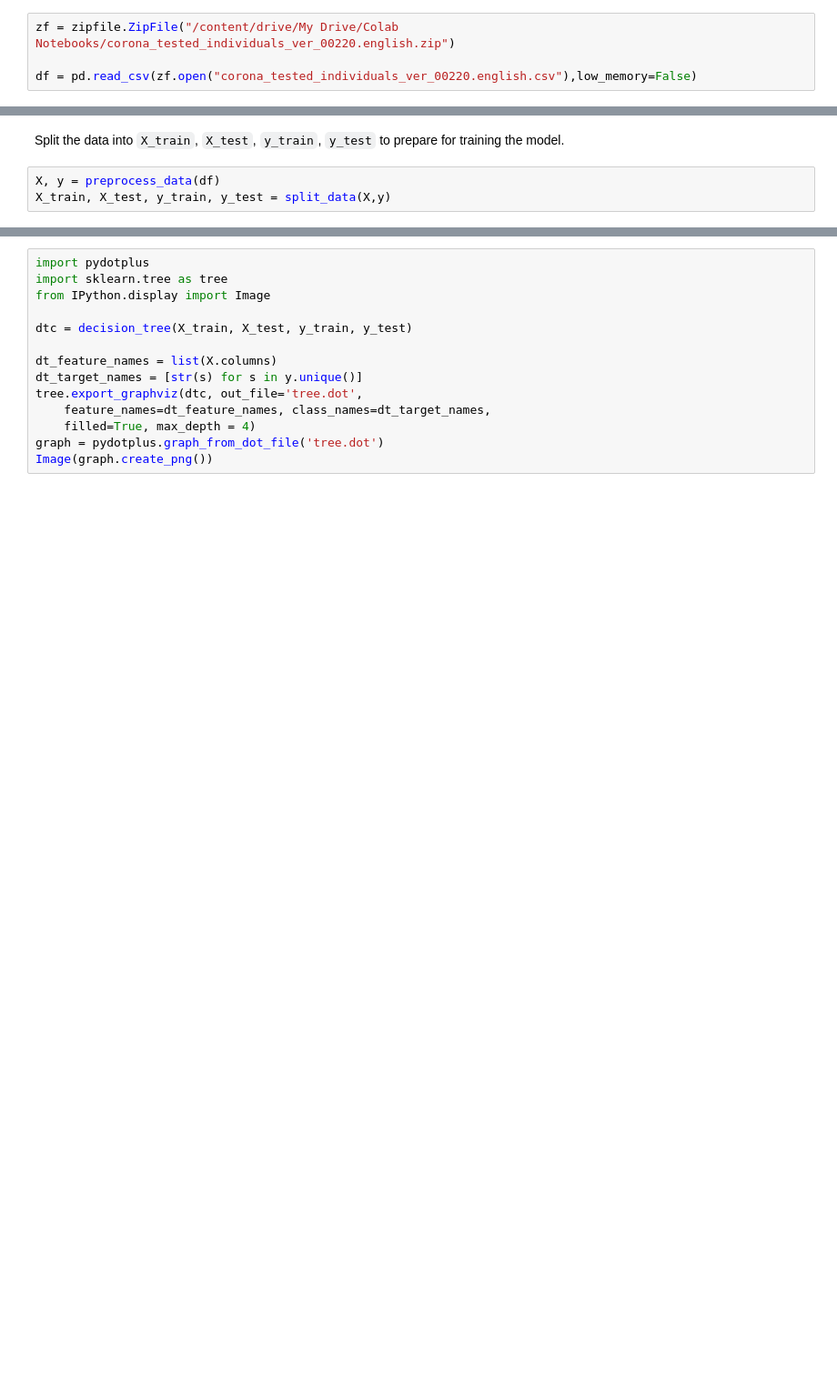
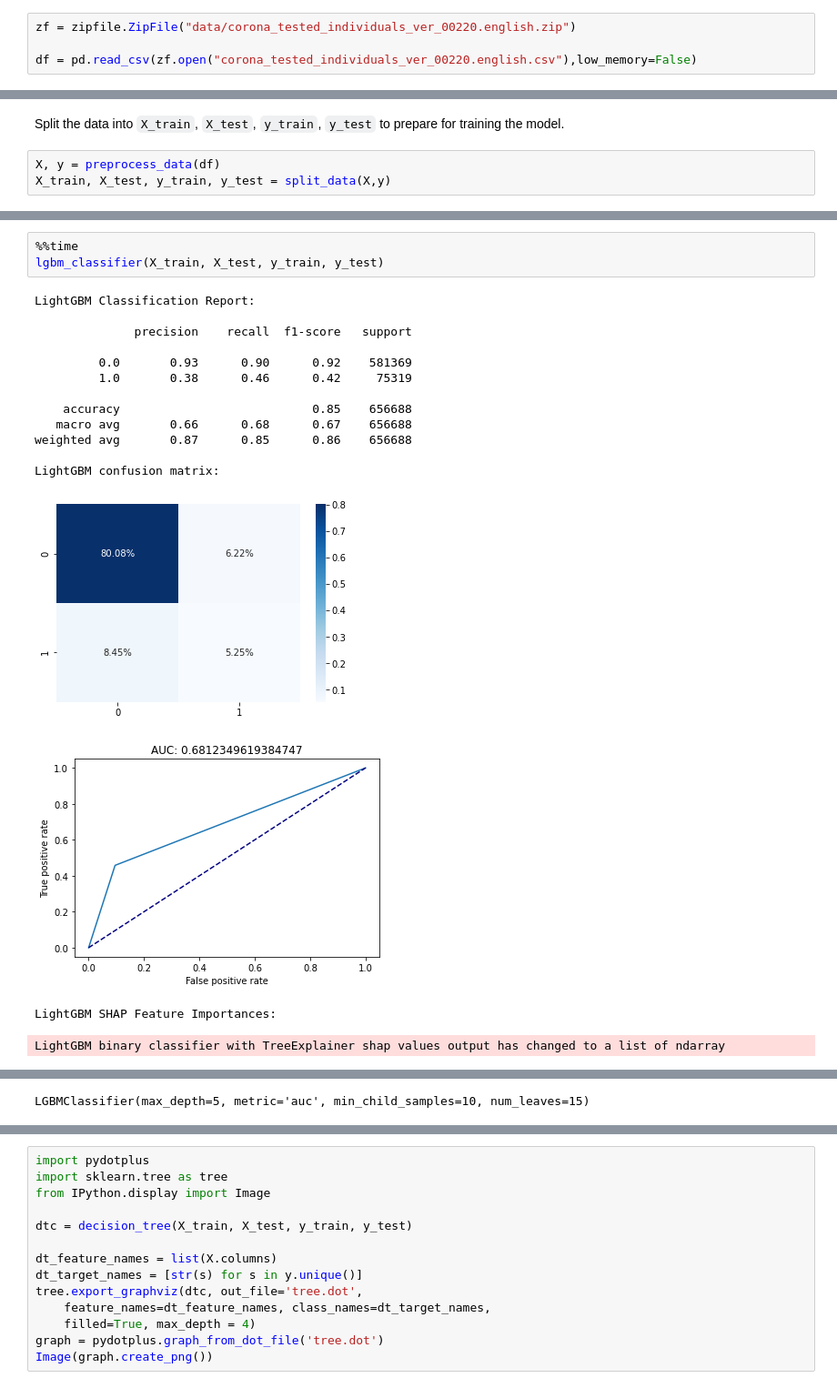
Before and after one commit to miivanova/msc-hackathon-team-1, a Jupyter notebook: ML_based_Covid_prediction_models.ipynb, the cells around one changed output, grey strips where cells are left out. Shown at 91% size. Saved outputs shown, nothing was run; the diff lists cells and outputs as text; blank space fills up the shorter version.

Commit message:
added wrapped LGBM model + sweetviz comparison

```diff
--- a/ML_based_Covid_prediction_models.ipynb
+++ b/ML_based_Covid_prediction_models.ipynb
@@ -13,7 +13,7 @@ The data (sourced [here](https://github.com/nshomron/covidpred)) is from the pap
 # %% [markdown]
 ### Part 1: Load Data, Data Analysis and Processing
 # %%
-zf = zipfile.ZipFile("/content/drive/My Drive/Colab Notebooks/corona_tested_individuals_ver_00220.english.zip")
+zf = zipfile.ZipFile("data/corona_tested_individuals_ver_00220.english.zip")
 
 df = pd.read_csv(zf.open("corona_tested_individuals_ver_00220.english.csv"),low_memory=False)
 # %%
@@ -78,0 +156,20 @@ X_train, X_test, y_train, y_test = split_data(X,y)
+# %%
+%%time
+lgbm_classifier(X_train, X_test, y_train, y_test)
+# %% [output]
+LightGBM Classification Report:
+
+              precision    recall  f1-score   support
+
+         0.0       0.93      0.90      0.92    581369
+         1.0       0.38      0.46      0.42     75319
+
+    accuracy                           0.85    656688
+   macro avg       0.66      0.68      0.67    656688
+weighted avg       0.87      0.85      0.86    656688
+
+LightGBM confusion matrix:
+[figure, added]
+[figure, added]
+LightGBM SHAP Feature Importances:
+LightGBM binary classifier with TreeExplainer shap values output has changed to a list of ndarray
@@ -79 +179,2 @@ X_train, X_test, y_train, y_test = split_data(X,y)
+LGBMClassifier(max_depth=5, metric='auc', min_child_samples=10, num_leaves=15)
 # %%
```
Also changed, not shown: parts of 8 cells of this notebook.
